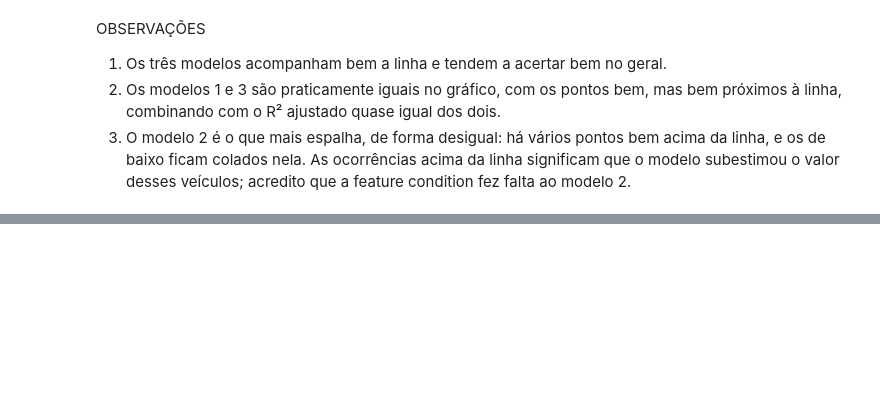
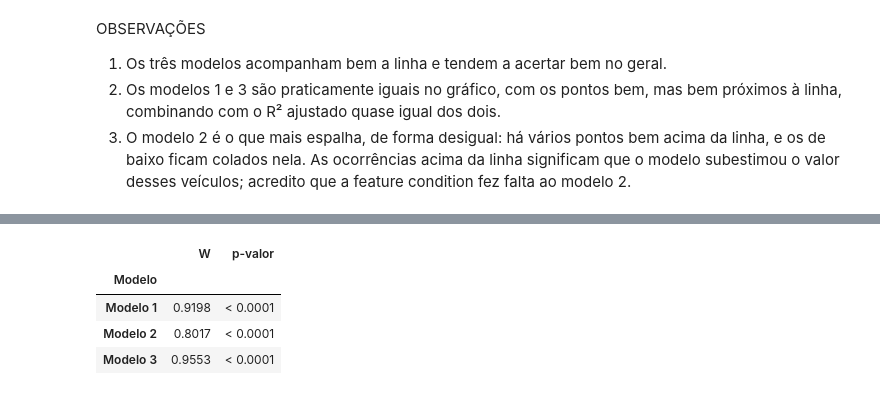
Before and after one commit to joaopdroslv/modelos-de-regressao-pucminas, a Jupyter notebook: Atividades/Lista_1/notebooks/Lista_1 - Análises.ipynb, the cells around one changed output, grey strips where cells are left out. Drawn from its saved outputs; the diff is of its cells as text; code cells hidden in the pictures; blank space fills up the shorter version.

```diff
--- a/Atividades/Lista_1/notebooks/Lista_1 - Análises.ipynb
+++ b/Atividades/Lista_1/notebooks/Lista_1 - Análises.ipynb
@@ -1369,0 +1455,13 @@ OBSERVAÇÕES
+# %%
+linhas_shapiro = []
+for nome, modelo in modelos_carros.items():
+    W, p_shapiro = stats.shapiro(modelo.resid)
+    linhas_shapiro.append({'Modelo': nome, 'W': round(W, 4), 'p-valor': formata_p(p_shapiro)})
+
+pd.DataFrame(linhas_shapiro).set_index('Modelo')
+# %% [output]
+|  | W | p-valor |
+| Modelo |  |  |
+| Modelo 1 | 0.9198 | < 0.0001 |
+| Modelo 2 | 0.8017 | < 0.0001 |
+| Modelo 3 | 0.9553 | < 0.0001 |
```
Also changed, not shown: parts of 9 cells of this notebook.
